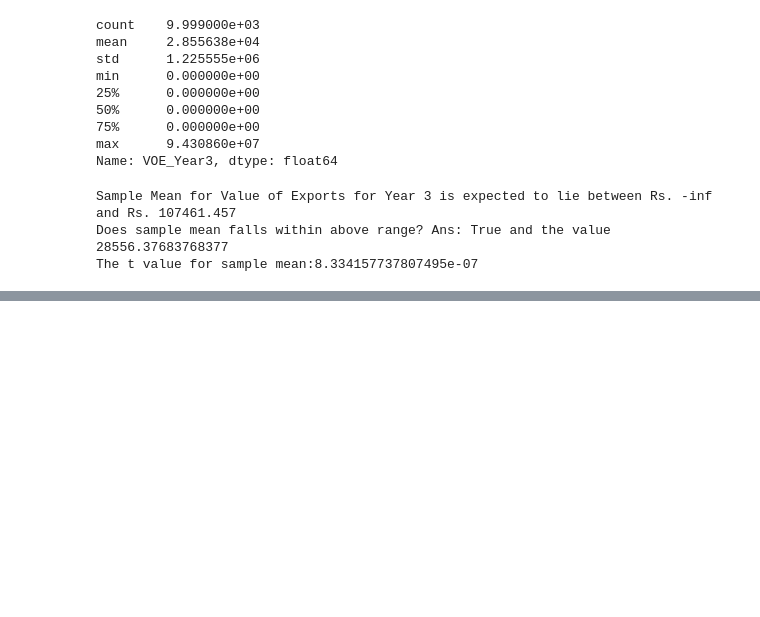
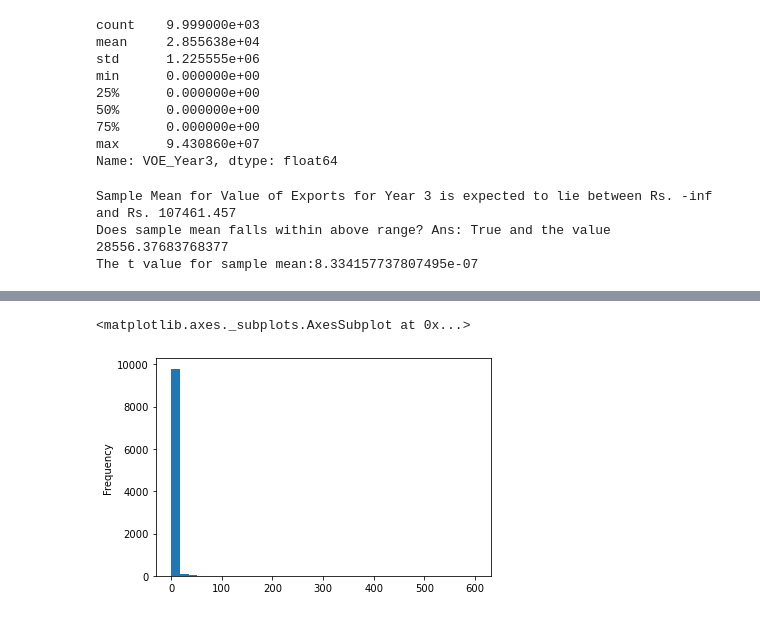
Before and after one commit to sandipto-sanyal/AMPBA-Group-Assignments, a Jupyter notebook: Group 17.ipynb, the cells around one changed output, grey strips where cells are left out. Saved outputs shown, nothing was run; the diff lists cells and outputs as text; code cells hidden in the pictures; blank space fills up the shorter version.

```diff
--- a/Group 17.ipynb
+++ b/Group 17.ipynb
@@ -423,0 +472,5 @@ female employee % is 6.12
+# %%
+filtered_df['op_per_asset'].plot.hist(bins=35)
+# %% [output]
+<matplotlib.axes._subplots.AxesSubplot at 0x...>
+[figure, added]
```
Also changed, not shown: parts of 24 cells of this notebook, 1 other file.
